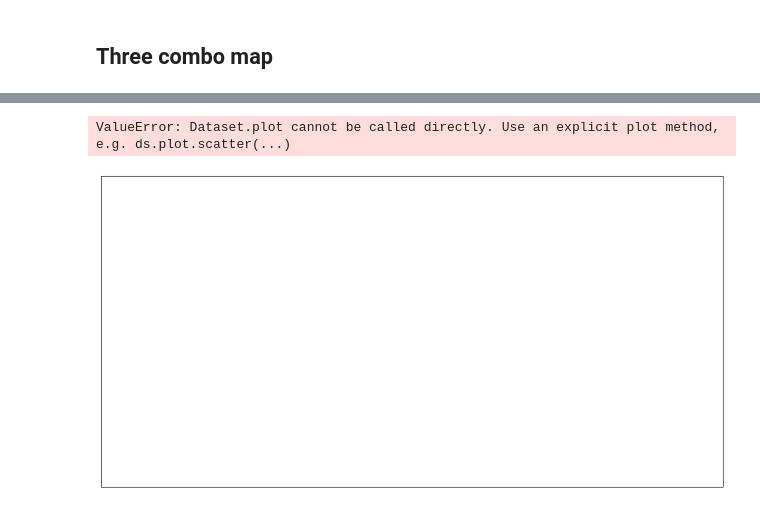
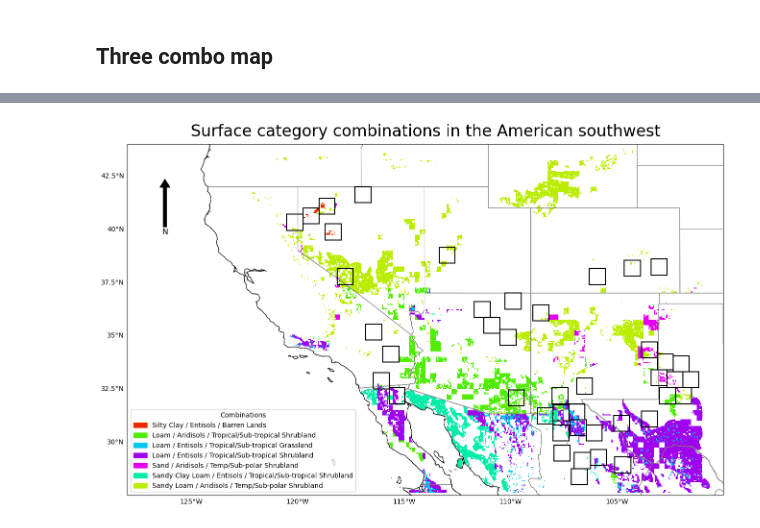
Before and after one commit to jesseturner/WLDAS_Analysis, a Jupyter notebook: ANALYSIS_map_figures.ipynb, the cells around one changed output, grey strips where cells are left out. Saved outputs shown, nothing was run; the diff lists cells and outputs as text; code cells hidden in the pictures.

Commit message:
New dataset built on the coordinated surface maps

```diff
--- a/ANALYSIS_map_figures.ipynb
+++ b/ANALYSIS_map_figures.ipynb
@@ -18,7 +18,7 @@ import rasterio
 dust_points_vars = pd.read_csv("DATA/processed/3_dust_points_vars_2026-05-15.csv")
 location_name = "American Southwest"
 # %%
-def add_squares_to_plot(ax, color="white"):
+def add_squares_to_plot(ax, color="white", linewidth=3):
 
     regions = {
         "Region 1": [(31.75, -108.00), (31.00, -107.25)],  # 369 events
@@ -81,7 +81,7 @@ def add_squares_to_plot(ax, color="white"):
             (min_lon, min_lat),
             width,
             height,
-            linewidth=3,
+            linewidth=linewidth,
             edgecolor=color,
             facecolor='none',
             zorder=9,
@@ -568,0 +500,2 @@ combo_three_ds["texture_name"] = xr.apply_ufunc(
+# %%
+combo_three_ds = xr.open_dataset("DATA/processed/7_surface_combo_dust_2026-05-18.nc")
@@ -569,40 +559,82 @@ combo_three_ds["texture_name"] = xr.apply_ufunc(
 # %%
-#--- Plot these selected combos on the map, when ready
-
+#--- Plot these selected combos on the map
 fig, ax = plt.subplots(figsize=(16, 12), subplot_kw={"projection": ccrs.PlateCarree()},)
 
-# add_squares_to_plot(ax)
+id_to_name = {
+    11103016: "Silty Clay / Entisols / Barren Lands",
+    6055007: "Loam / Aridisols / Tropical/Sub-tropical Shrubland",
+    6104009: "Loam / Entisols / Tropical/Sub-tropical Grassland",
+    6104007: "Loam / Entisols / Tropical/Sub-tropical Shrubland",
+    1055008: "Sand / Aridisols / Temp/Sub-polar Shrubland",
+    7104007: "Sandy Clay Loam / Entisols / Tropical/Sub-tropical Shrubland",
+    3055008: "Sandy Loam / Aridisols / Temp/Sub-polar Shrubland",
+}
+
+id_to_color = {
+    11103016: "#ED2902",
+    6055007: "#50ED02",
+    6104009: "#02C6ED",
+    6104007: "#9F02ED",
+    1055008: "#E502ED",
+    7104007: "#02EDAA",
+    3055008: "#BAED02",
+}
+
+#--- Set other values to transparent
+valid_ids = np.array(list(id_to_color.keys()))
+data = combo_three_ds["combo_id"]
+combo_id_masked = data.where(np.isin(data, valid_ids))
+
+#--- Create colormap
+colors = [id_to_color[i] for i in sorted(id_to_color.keys())]
+cmap = mcolors.ListedColormap(colors)
+cmap.set_bad(alpha=0) #--- Transparent for NaNs
+ids = np.array(sorted(id_to_color.keys()))
+bounds = np.append(ids, ids[-1] + 1)
+norm = mcolors.BoundaryNorm(bounds, cmap.N)
+
+ax.pcolormesh(
+    combo_three_ds["lon"],
+    combo_three_ds["lat"],
+    combo_id_masked,
+    cmap=cmap,
+    norm=norm,
+    transform=ccrs.PlateCarree()
+)
+
+
+add_squares_to_plot(ax, color="black", linewidth=1.5)
 add_north_arrow(ax)
-add_scale_bar(ax, location=(0.24, 0.63))
+# add_scale_bar(ax, location=(0.015, 0.63))
 
 ax.set_title("Surface category combinations in the American southwest", fontsize=24, pad=12)
 
 all_states_provinces = cfeature.NaturalEarthFeature(category='cultural',
     name='admin_1_states_provinces', scale='10m', facecolor='none')
-ax.add_feature(all_states_provinces, linewidth=0.8)
+ax.add_feature(all_states_provinces, linewidth=0.8, edgecolor="grey")
 ax.add_feature(cfeature.COASTLINE, linewidth=0.8, zorder=4)
-ax.add_feature(cfeature.BORDERS, linewidth=0.8)
+ax.add_feature(cfeature.BORDERS, linewidth=0.8, edgecolor="grey")
 min_lat, max_lat, min_lon, max_lon = common_functions._get_coords_for_region(location_name)
 ax.set_extent([min_lon, max_lon, min_lat, max_lat], crs=ccrs.PlateCarree())
 gl = ax.gridlines(draw_labels=True, linewidth=0, color='gray', alpha=0.7)
 gl.top_labels = False
 gl.right_labels = False
 
 legend_handles = [
-    Patch(color=color, label=name)
-    for name, color in zip(names, colors)
+    Patch(
+        color=id_to_color[c],
+        label=id_to_name[c]
+    )
+    for c in id_to_color
 ]
 
-ax.legend(
-    handles=legend_handles,
+ax.legend(handles=legend_handles,
     title="Combinations",
     loc="lower left",
-    frameon=True
-)
+    frameon=True)
 
 plt.savefig(f"plots/6_combination_map.png",
             dpi=600, bbox_inches='tight')
 plt.show()
 # %% [output]
-ValueError: Dataset.plot cannot be called directly. Use an explicit plot method, e.g. ds.plot.scatter(...)
-[figure, old version]
+[figure, new version]
```
Also changed, not shown: parts of 4 cells of this notebook, 3 other files.
